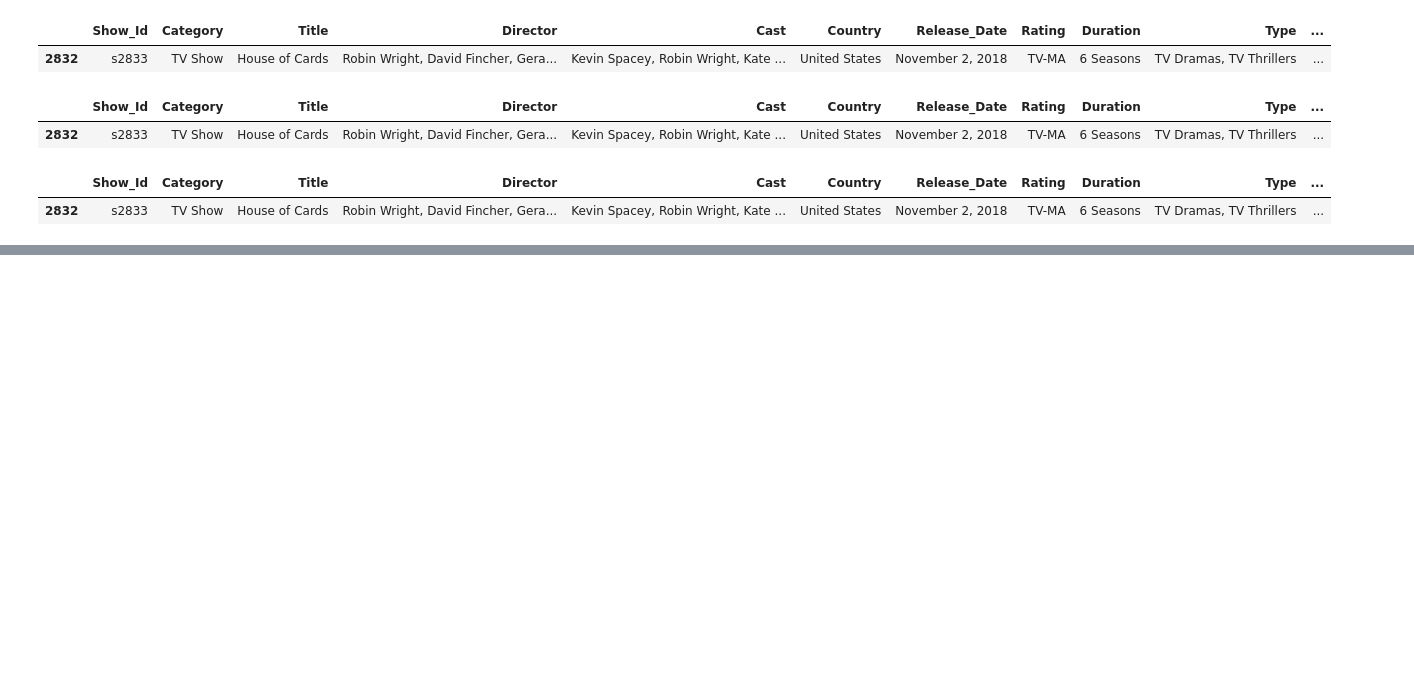
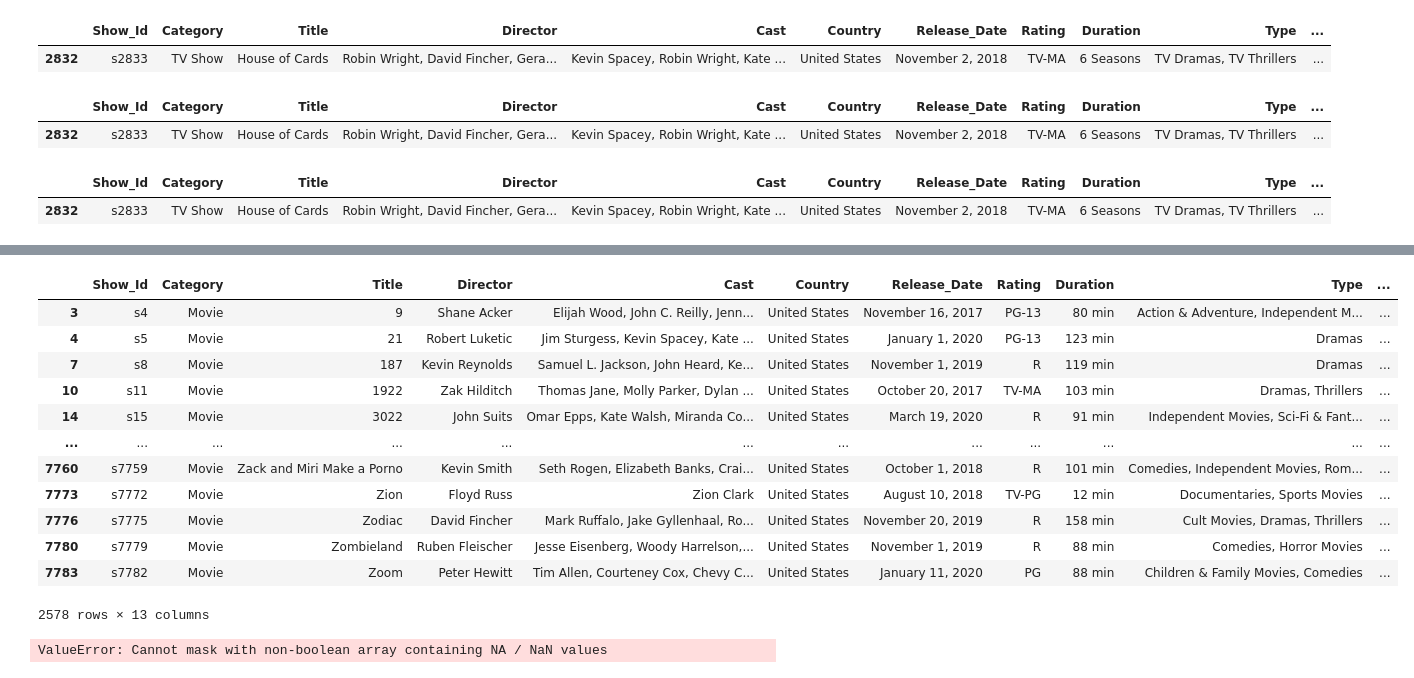
Before and after one commit to abdennourkhorchani/Netflix_dataset_analysis, a Jupyter notebook: netflix dataset analysis-checkpoint.ipynb, the cells around one changed output, grey strips where cells are left out. Cells and saved outputs as stored; diff of their text form; code cells hidden in the pictures; blank space fills up the shorter version.

```diff
--- a/netflix dataset analysis-checkpoint.ipynb
+++ b/netflix dataset analysis-checkpoint.ipynb
@@ -403,0 +417,22 @@ Name: Title, Length: 71, dtype: object
+# %%
+#show all records where "category is Movie and type is Comedie" or "Country is United States"
+df[((df['Category']=='Movie')&(df['Type']=='Comedies')) | (df['Country']=='United States')]
+# %% [output]
+|  | Show_Id | Category | Title | Director | Cast | Country | Release_Date | Rating | Duration | Type | ... |
+| 3 | s4 | Movie | 9 | Shane Acker | Elijah Wood, John C. Reilly, Jenn... | United States | November 16, 2017 | PG-13 | 80 min | Action & Adventure, Independent M... | ... |
+| 4 | s5 | Movie | 21 | Robert Luketic | Jim Sturgess, Kevin Spacey, Kate ... | United States | January 1, 2020 | PG-13 | 123 min | Dramas | ... |
+| 7 | s8 | Movie | 187 | Kevin Reynolds | Samuel L. Jackson, John Heard, Ke... | United States | November 1, 2019 | R | 119 min | Dramas | ... |
+| 10 | s11 | Movie | 1922 | Zak Hilditch | Thomas Jane, Molly Parker, Dylan ... | United States | October 20, 2017 | TV-MA | 103 min | Dramas, Thrillers | ... |
+| 14 | s15 | Movie | 3022 | John Suits | Omar Epps, Kate Walsh, Miranda Co... | United States | March 19, 2020 | R | 91 min | Independent Movies, Sci-Fi & Fant... | ... |
+| ... | ... | ... | ... | ... | ... | ... | ... | ... | ... | ... | ... |
+| 7760 | s7759 | Movie | Zack and Miri Make a Porno | Kevin Smith | Seth Rogen, Elizabeth Banks, Crai... | United States | October 1, 2018 | R | 101 min | Comedies, Independent Movies, Rom... | ... |
+| 7773 | s7772 | Movie | Zion | Floyd Russ | Zion Clark | United States | August 10, 2018 | TV-PG | 12 min | Documentaries, Sports Movies | ... |
+| 7776 | s7775 | Movie | Zodiac | David Fincher | Mark Ruffalo, Jake Gyllenhaal, Ro... | United States | November 20, 2019 | R | 158 min | Cult Movies, Dramas, Thrillers | ... |
+| 7780 | s7779 | Movie | Zombieland | Ruben Fleischer | Jesse Eisenberg, Woody Harrelson,... | United States | November 1, 2019 | R | 88 min | Comedies, Horror Movies | ... |
+| 7783 | s7782 | Movie | Zoom | Peter Hewitt | Tim Allen, Courteney Cox, Chevy C... | United States | January 11, 2020 | PG | 88 min | Children & Family Movies, Comedies | ... |
+2578 rows × 13 columns
+# %%
+  #In how many movies/tv shows Tom Cruise was cast
+df[ (df['Cast'].str.contains('Tom Cruise'))]
+# %% [output]
+ValueError: Cannot mask with non-boolean array containing NA / NaN values
```
Also changed, not shown: parts of 38 cells of this notebook.
